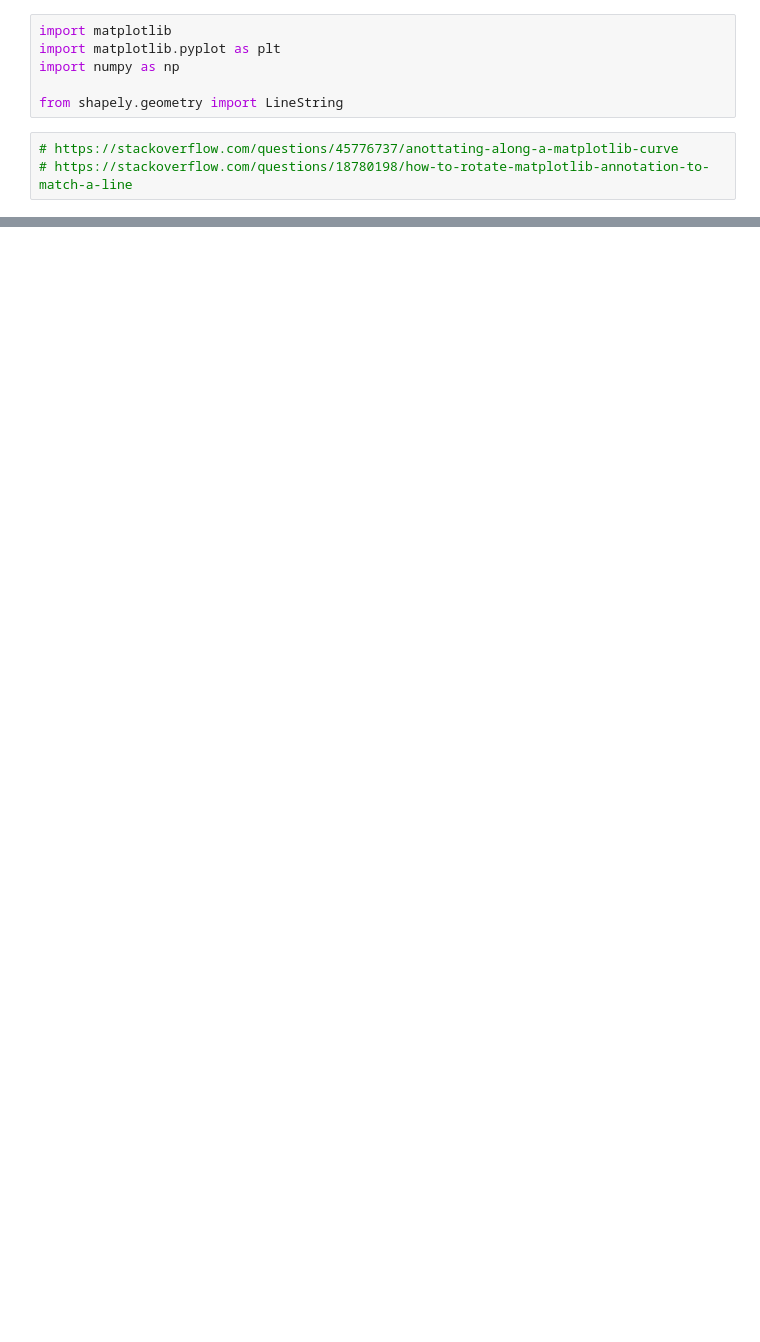
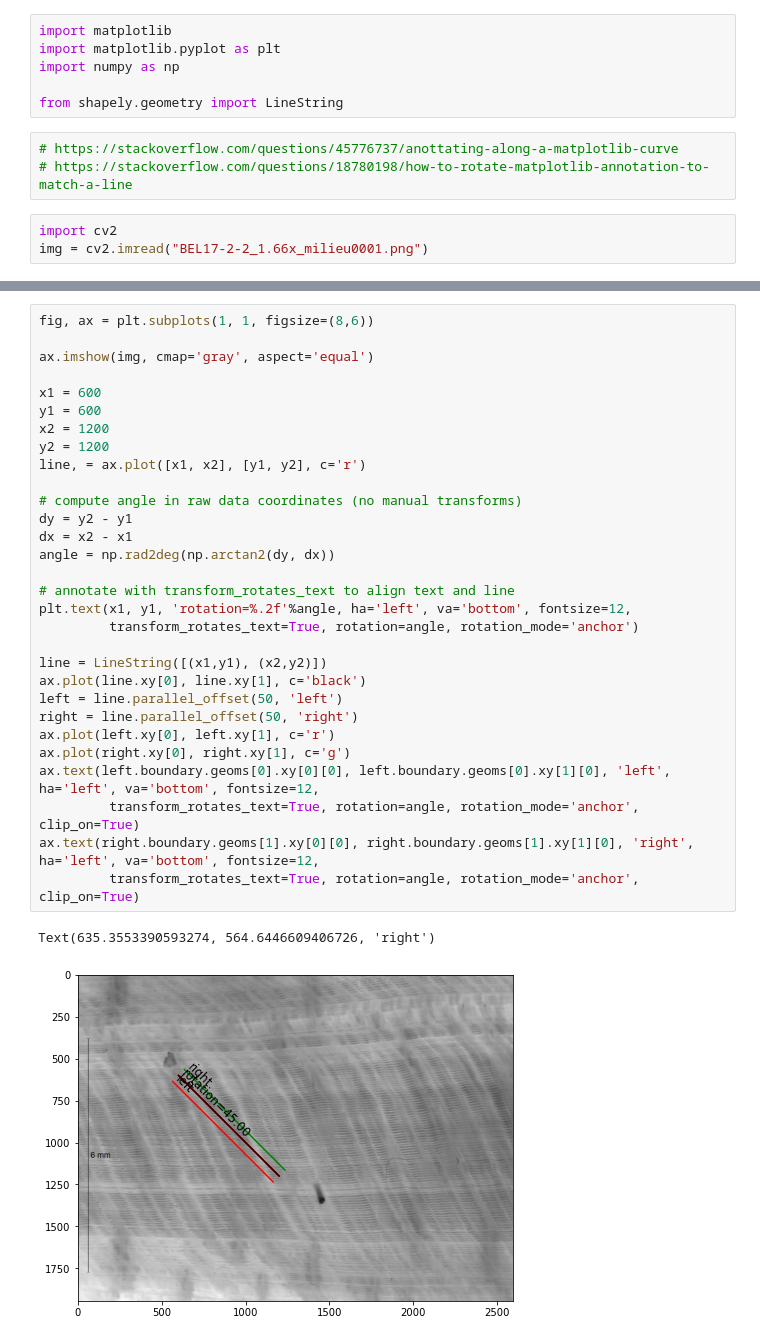
Before and after one commit to PBrockmann/StripesCounter, a Jupyter notebook: label_line.ipynb, the cells around one changed output, grey strips where cells are left out. Cells and saved outputs as stored; diff of their text form; blank space fills up the shorter version.

```diff
--- a/label_line.ipynb
+++ b/label_line.ipynb
@@ -7,6 +7,9 @@ from shapely.geometry import LineString
 # %%
 # https://stackoverflow.com/questions/45776737/anottating-along-a-matplotlib-curve
 # https://stackoverflow.com/questions/18780198/how-to-rotate-matplotlib-annotation-to-match-a-line
+# %%
+import cv2
+img = cv2.imread("BEL17-2-2_1.66x_milieu0001.png")
 # %%
 fig, ax = plt.subplots(1, 1, figsize=(8,6))
 
@@ -41,0 +46,33 @@ ab.xy
+# %%
+fig, ax = plt.subplots(1, 1, figsize=(8,6))
+
+ax.imshow(img, cmap='gray', aspect='equal')
+
+x1 = 600
+y1 = 600
+x2 = 1200
+y2 = 1200
+line, = ax.plot([x1, x2], [y1, y2], c='r')
+
+# compute angle in raw data coordinates (no manual transforms)
+dy = y2 - y1
+dx = x2 - x1
+angle = np.rad2deg(np.arctan2(dy, dx))
+
+# annotate with transform_rotates_text to align text and line
+plt.text(x1, y1, 'rotation=%.2f'%angle, ha='left', va='bottom', fontsize=12,
+         transform_rotates_text=True, rotation=angle, rotation_mode='anchor')
+
+line = LineString([(x1,y1), (x2,y2)])
+ax.plot(line.xy[0], line.xy[1], c='black')
+left = line.parallel_offset(50, 'left')
+right = line.parallel_offset(50, 'right')
+ax.plot(left.xy[0], left.xy[1], c='r')
+ax.plot(right.xy[0], right.xy[1], c='g')
+ax.text(left.boundary.geoms[0].xy[0][0], left.boundary.geoms[0].xy[1][0], 'left', ha='left', va='bottom', fontsize=12,
+         transform_rotates_text=True, rotation=angle, rotation_mode='anchor', clip_on=True)
+ax.text(right.boundary.geoms[1].xy[0][0], right.boundary.geoms[1].xy[1][0], 'right', ha='left', va='bottom', fontsize=12,
+         transform_rotates_text=True, rotation=angle, rotation_mode='anchor', clip_on=True)
+# %% [output]
+Text(635.3553390593274, 564.6446609406726, 'right')
+[figure, added]
```
Also changed, not shown: parts of 7 cells of this notebook, 1 other file.
